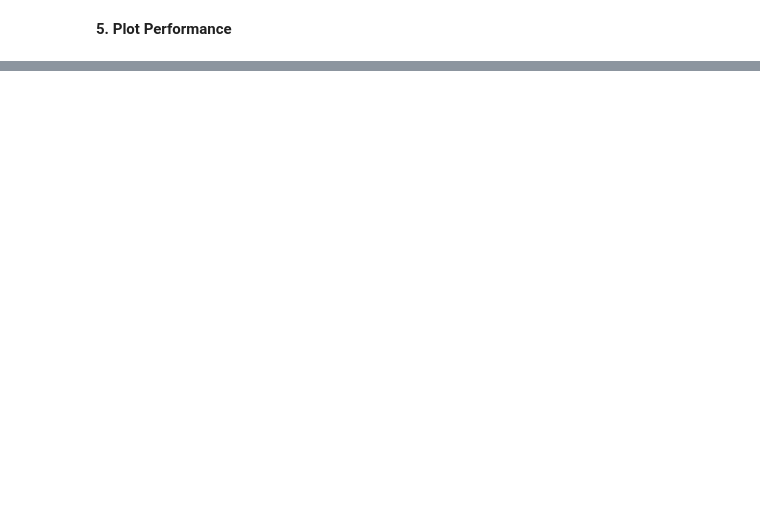
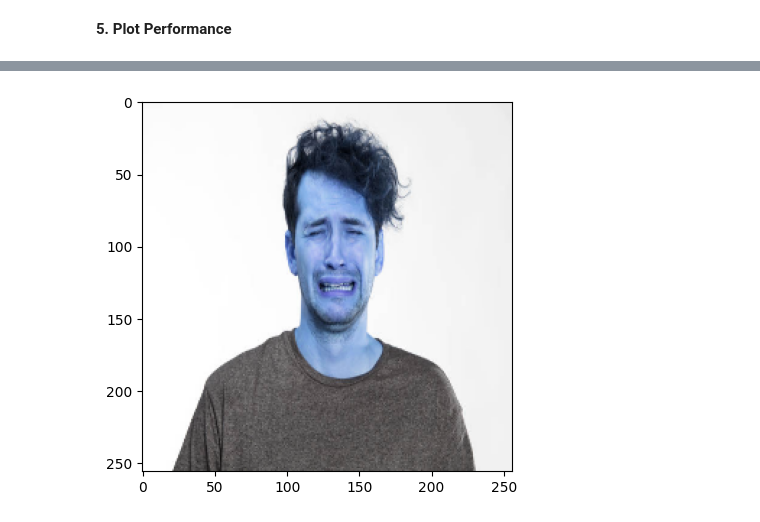
Before and after one commit to CherifChebbi/Deep_CNN_Image_Classifier, a Jupyter notebook: ImgClassification.ipynb, the cells around one changed output, grey strips where cells are left out. Cells and saved outputs as stored; diff of their text form; code cells hidden in the pictures; blank space fills up the shorter version.

```diff
--- a/ImgClassification.ipynb
+++ b/ImgClassification.ipynb
@@ -201,0 +246,4 @@ Epoch 20/20
+# %%
+img = cv2.imread('sadtest.jpg')
+plt.imshow(img)
+plt.show()
@@ -201,0 +252,6 @@ Epoch 20/20
+# %%
+resize = tf.image.resize(img, (256,256))
+plt.imshow(resize.numpy().astype(int))
+plt.show()
+# %% [output]
+[figure, added]
```
Also changed, not shown: parts of 12 cells of this notebook, 3 other files.
